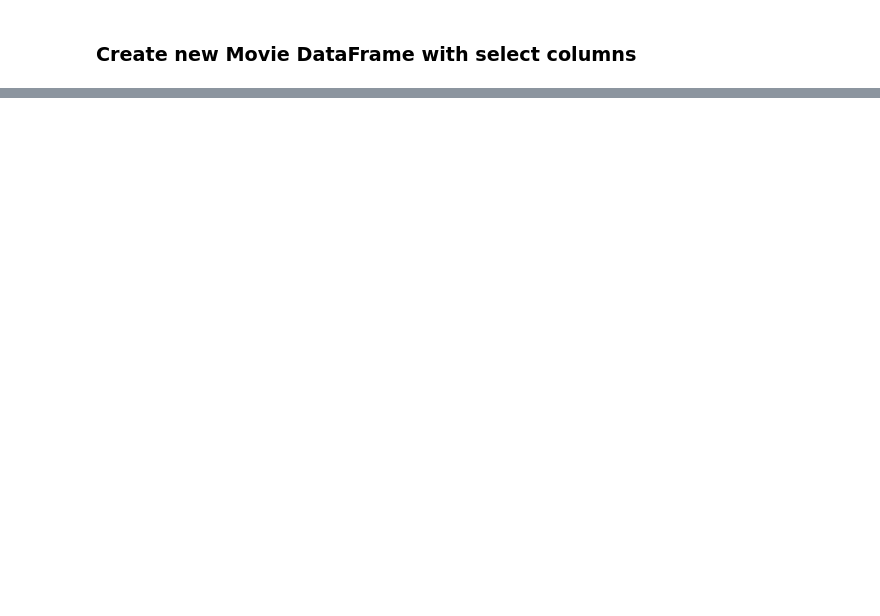
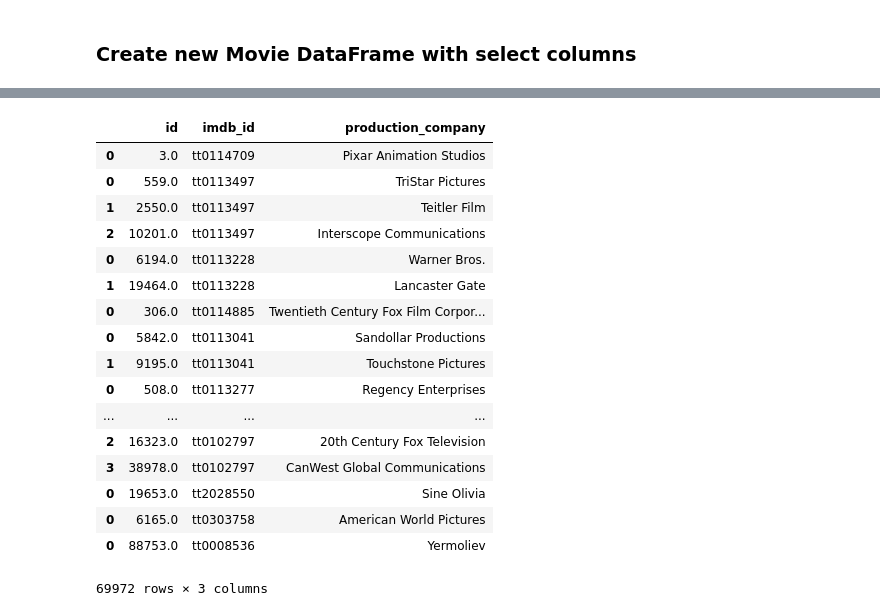
Before and after one commit to deibidl/project_2, a Jupyter notebook: Movies Data.ipynb, the cells around one changed output, grey strips where cells are left out. Saved outputs shown, nothing was run; the diff lists cells and outputs as text; code cells hidden in the pictures; blank space fills up the shorter version.

```diff
--- a/Movies Data.ipynb
+++ b/Movies Data.ipynb
@@ -85,0 +107,3 @@ clean_ratings_df.head()
+# %%
+pcs_edit = clean_movie_df[['production_companies', 'imdb_id']]
+pcs_edit.head()
@@ -85,0 +133,22 @@ clean_ratings_df.head()
+# %%
+import json
+
+df_list = []
+
+for movie in pcs_edit.itertuples():
+        #turn into dictionary
+    try: #df_dict =
+        print(movie.imdb_id)
+        #getting the value of prod_comps
+        prod_comp = movie.production_companies
+        #getting the imdb code
+        imdb_id = movie.imdb_id
+        #parse into json
+        prod_json = json.loads(prod_comp)
+        temp_df = pd.DataFrame(prod_json)
+        temp_df['imdb_id'] = imdb_id
+        df_list.append(temp_df)
+    except:
+        print("Can't read row format")
+
+pd.concat(df_list)
@@ -85,0 +196,2 @@ clean_ratings_df.head()
+# %%
+production_companies_df = pd.concat(df_list)
@@ -85,0 +206,22 @@ clean_ratings_df.head()
+# %%
+production_companies_df = production_companies_df.rename(columns = {'name': 'production_company'})
+production_companies_df.head()
+# %% [output]
+|  | id | imdb_id | production_company |
+| 0 | 3.0 | tt0114709 | Pixar Animation Studios |
+| 0 | 559.0 | tt0113497 | TriStar Pictures |
+| 1 | 2550.0 | tt0113497 | Teitler Film |
+| 2 | 10201.0 | tt0113497 | Interscope Communications |
+| 0 | 6194.0 | tt0113228 | Warner Bros. |
+| 1 | 19464.0 | tt0113228 | Lancaster Gate |
+| 0 | 306.0 | tt0114885 | Twentieth Century Fox Film Corpor... |
+| 0 | 5842.0 | tt0113041 | Sandollar Productions |
+| 1 | 9195.0 | tt0113041 | Touchstone Pictures |
+| 0 | 508.0 | tt0113277 | Regency Enterprises |
+| ... | ... | ... | ... |
+| 2 | 16323.0 | tt0102797 | 20th Century Fox Television |
+| 3 | 38978.0 | tt0102797 | CanWest Global Communications |
+| 0 | 19653.0 | tt2028550 | Sine Olivia |
+| 0 | 6165.0 | tt0303758 | American World Pictures |
+| 0 | 88753.0 | tt0008536 | Yermoliev |
+69972 rows × 3 columns
```
Also changed, not shown: parts of 23 cells of this notebook, 2 other files.
